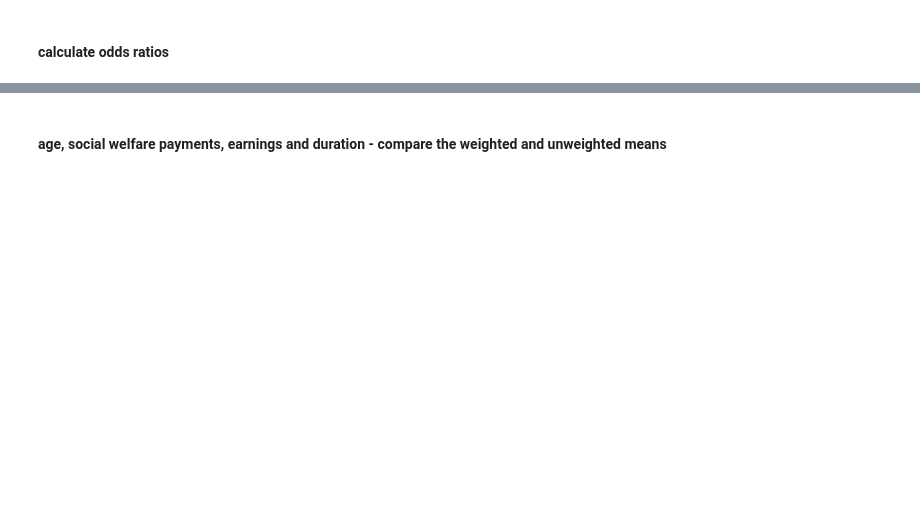
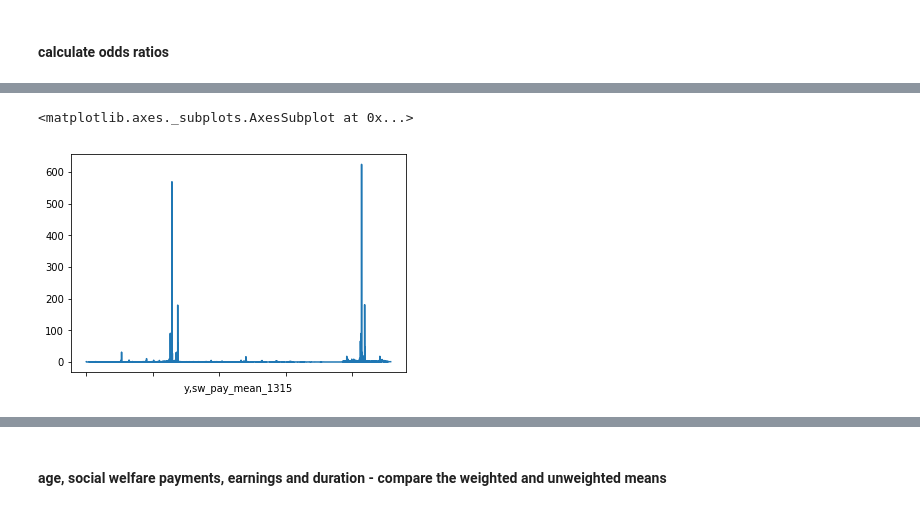
Before and after one commit to ciaranjudge/evaluation_jp, a Jupyter notebook: ModellingTreatment.ipynb, the cells around one changed output, grey strips where cells are left out. Saved outputs shown, nothing was run; the diff lists cells and outputs as text; code cells hidden in the pictures; blank space fills up the shorter version.

```diff
--- a/ModellingTreatment.ipynb
+++ b/ModellingTreatment.ipynb
@@ -343,0 +391,5 @@ df.loc[df['y']==0, 'report_o_ratio']=df['report_o_ratio']/average_odds[0]
+# %%
+df.groupby(['y', 'sw_pay_mean_1315'])['o_ratio'].sum().plot()
+# %% [output]
+<matplotlib.axes._subplots.AxesSubplot at 0x...>
+[figure, added]
```
Also changed, not shown: parts of 73 cells of this notebook.
